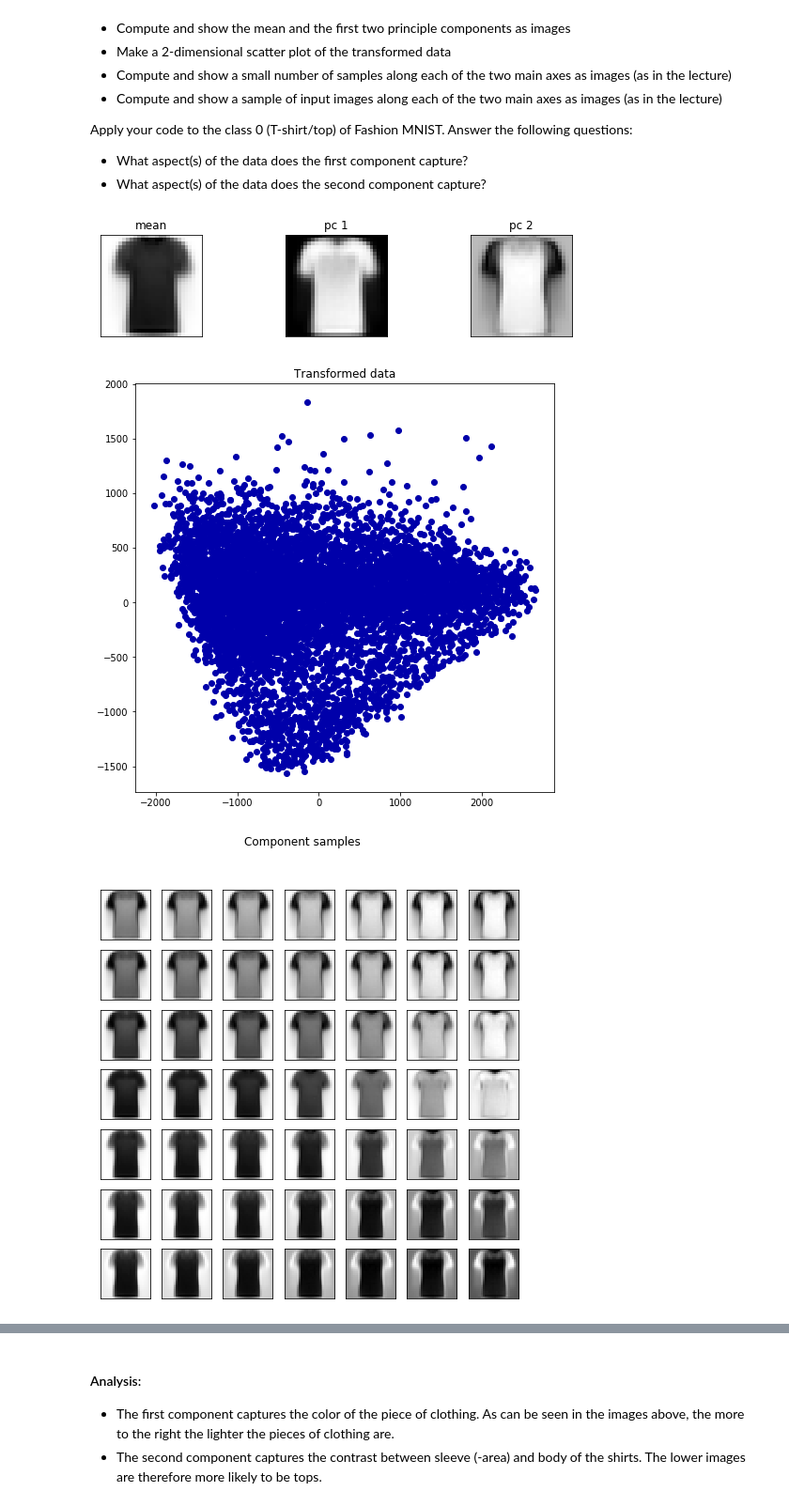
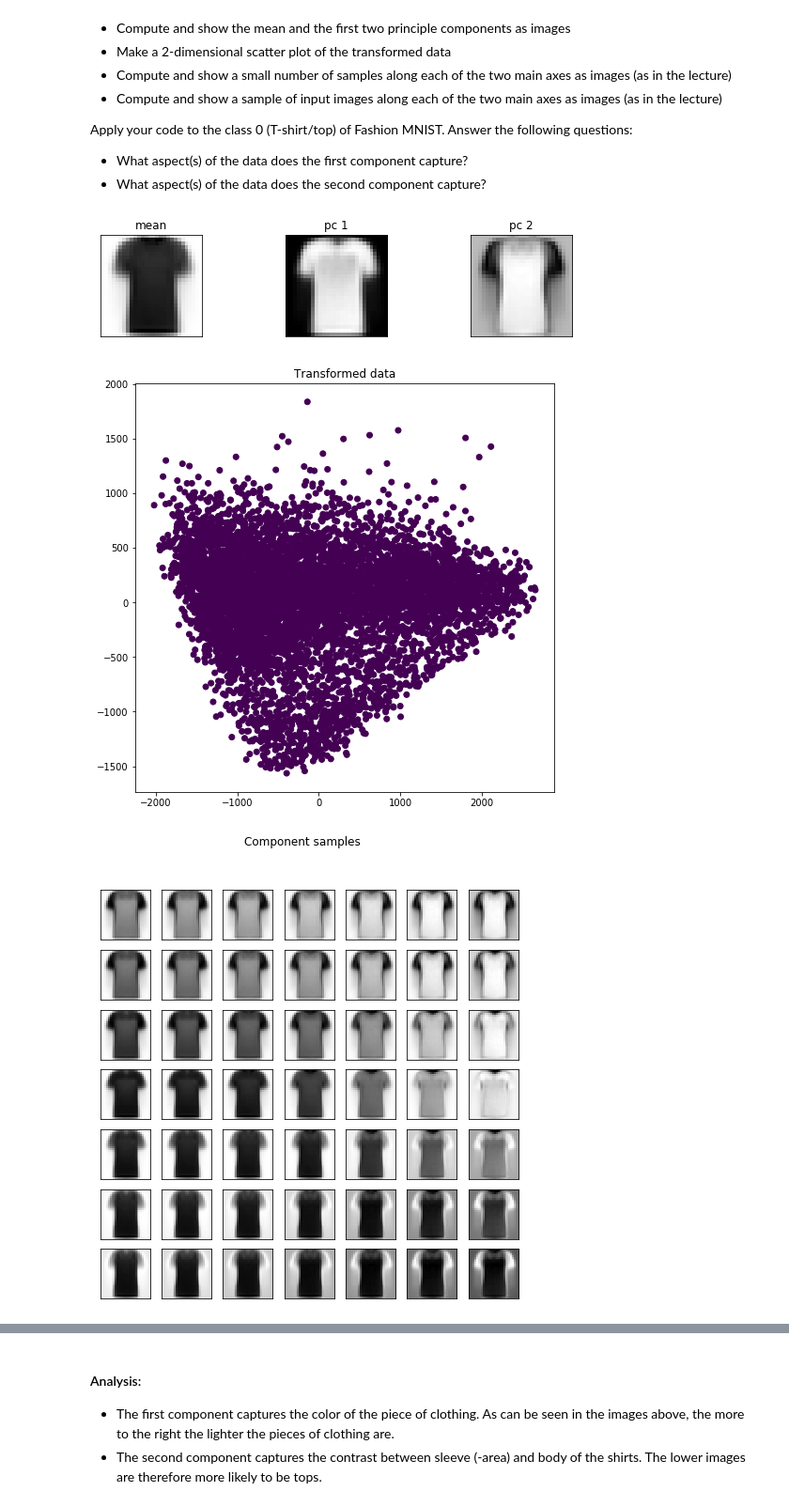
Before and after one commit to Mesoptier/ML-course, a Jupyter notebook: FDM_Challenge_Part1.ipynb, the cells around one changed output, grey strips where cells are left out. Shown at 94% size. Drawn from its saved outputs; the diff is of its cells as text; code cells hidden in the pictures.

```diff
--- a/FDM_Challenge_Part1.ipynb
+++ b/FDM_Challenge_Part1.ipynb
@@ -72,13 +72,13 @@ def pca_analysis(X, y):
     titles=[]
 
     # Compute the mean
-    mean = np.mean(X_a, axis=0)
+    mean = np.mean(X, axis=0)
     subfiglist.append(mean)
     titles.append('mean')
 
     # Compute the first two principal components
     pca = PCA(n_components=2)
-    pca.fit(X_a)
+    pca.fit(X)
 
     for i, pc in enumerate(pca.components_):
         subfiglist.append(pc)
@@ -91,12 +91,12 @@ def pca_analysis(X, y):
 
 
     # Make a 2-dimensional scatter plot of the transformed data
-    X_pca = pca.transform(X_a)
+    X_pca = pca.transform(X)
 
     plt.figure(figsize=(8, 8))
 
     plt.title('Transformed data')
-    plt.scatter(X_pca[:, 0], X_pca[:, 1])
+    plt.scatter(X_pca[:, 0], X_pca[:, 1], c=y)
     plt.show()
 
 
@@ -155,7 +155,7 @@ def pca_analysis(X, y):
                 continue
 
             index = np.random.choice(indices)
-            pixels = X_a[index]
+            pixels = X[index]
             pixels = pixels.reshape((28, 28))
 
             plt.subplot(size, size, i)
@@ -168,11 +168,8 @@ def pca_analysis(X, y):
     plt.show()
 # %%
 indices = y == 0
-X_a = X[indices]
-y_a = y[indices]
-
-pca_analysis(X_a, y_a)
+pca_analysis(X[indices], y[indices])
 # %% [output]
 [figure]
-[figure, old version]
+[figure, new version]
 [figure]
```
Also changed, not shown: parts of 4 cells of this notebook.
